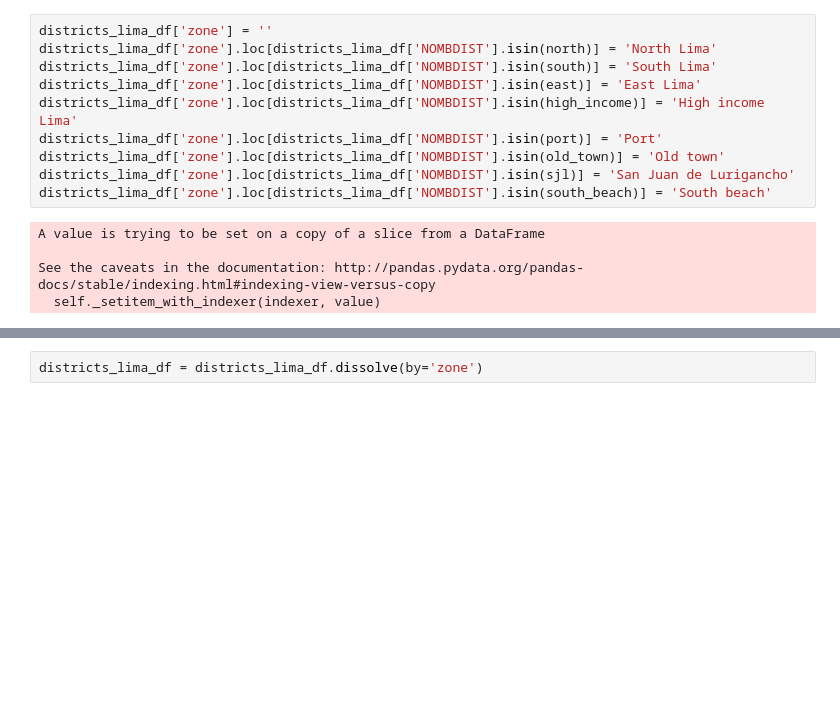
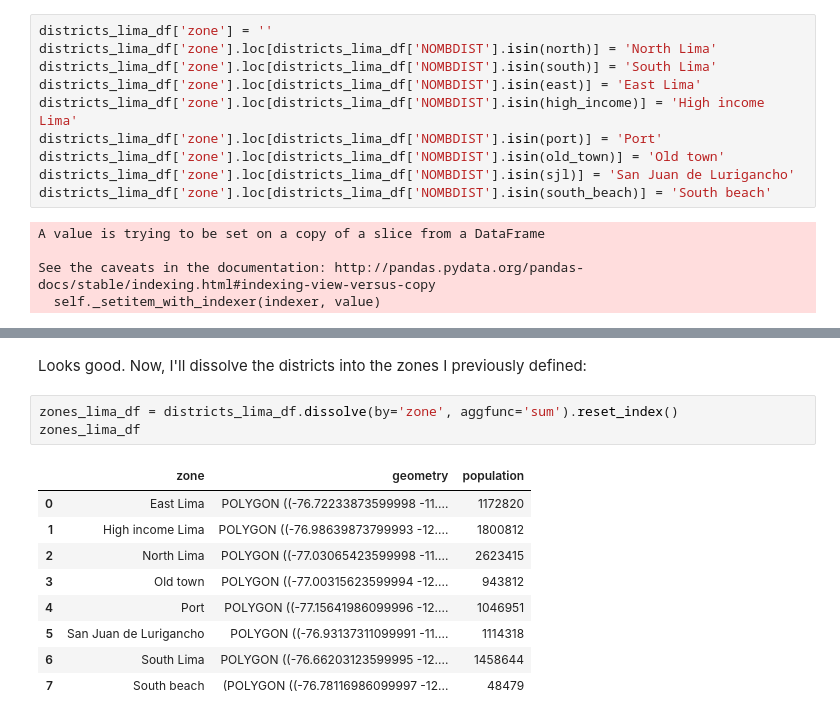
Before and after one commit to luisesanmartin/data-vis-public-policy-course, a Jupyter notebook: notebooks/grouping districts of lima.ipynb, the cells around one changed output, grey strips where cells are left out. Drawn from its saved outputs; the diff is of its cells as text; blank space fills up the shorter version.

```diff
--- a/notebooks/grouping districts of lima.ipynb
+++ b/notebooks/grouping districts of lima.ipynb
@@ -97,2 +237,15 @@ See the caveats in the documentation: http://pandas.pydata.org/pandas-docs/stabl
+# %% [markdown]
+Looks good. Now, I'll dissolve the districts into the zones I previously defined:
 # %%
-districts_lima_df = districts_lima_df.dissolve(by='zone')
+zones_lima_df = districts_lima_df.dissolve(by='zone', aggfunc='sum').reset_index()
+zones_lima_df
+# %% [output]
+|  | zone | geometry | population |
+| 0 | East Lima | POLYGON ((-76.72233873599998 -11.... | 1172820 |
+| 1 | High income Lima | POLYGON ((-76.98639873799993 -12.... | 1800812 |
+| 2 | North Lima | POLYGON ((-77.03065423599998 -11.... | 2623415 |
+| 3 | Old town | POLYGON ((-77.00315623599994 -12.... | 943812 |
+| 4 | Port | POLYGON ((-77.15641986099996 -12.... | 1046951 |
+| 5 | San Juan de Lurigancho | POLYGON ((-76.93137311099991 -11.... | 1114318 |
+| 6 | South Lima | POLYGON ((-76.66203123599995 -12.... | 1458644 |
+| 7 | South beach | (POLYGON ((-76.78116986099997 -12... | 48479 |
```
Also changed, not shown: parts of 51 cells of this notebook.
